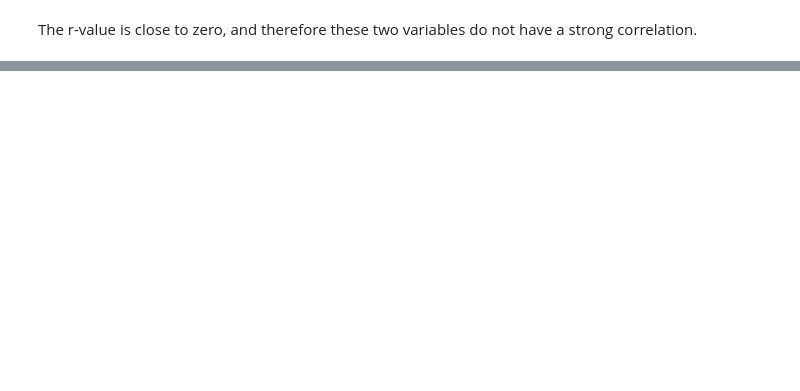
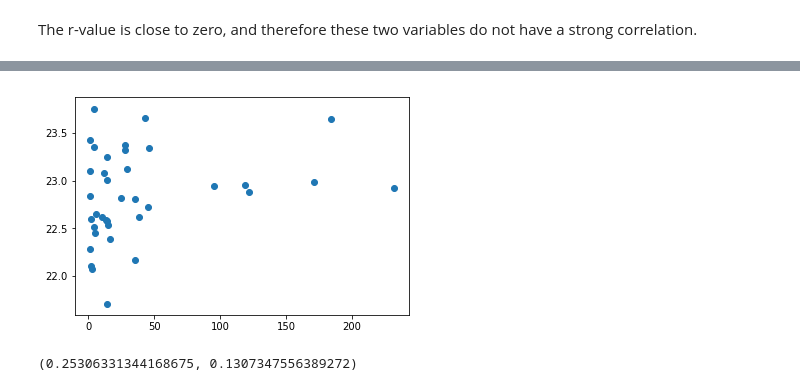
Before and after one commit to karahahn/Springboard_Capstone1, a Jupyter notebook: Exploratory Data Analysis (Statistical Inference).ipynb, the cells around one changed output, grey strips where cells are left out. Drawn from its saved outputs; the diff is of its cells as text; code cells hidden in the pictures; blank space fills up the shorter version.

```diff
--- a/Exploratory Data Analysis (Statistical Inference).ipynb
+++ b/Exploratory Data Analysis (Statistical Inference).ipynb
@@ -701,0 +741,15 @@ See the caveats in the documentation: http://pandas.pydata.org/pandas-docs/stabl
+# %%
+# correlation between disaster count and average yearly temperature; selected states
+join_state_corr = join_state[['AverageTemperature','Disaster Type', 'year', 'state']].dropna()
+join_state_corr1 = join_state_corr.groupby(['state','year']).agg({'Disaster Type':'count', 'AverageTemperature':'mean'}).reset_index()
+join_state_corr1 = join_state_corr1[join_state_corr1['state'] == 'FL']
+plt.scatter(join_state_corr1['Disaster Type'],join_state_corr1['AverageTemperature'])
+plt.show()
+# %% [output]
+[figure, added]
+# %%
+# pearson r, first output
+join_state_corr1['year'] = join_state_corr1.year.astype(float)
+stats.pearsonr(join_state_corr1['Disaster Type'], join_state_corr1['AverageTemperature'])
+# %% [output]
+(0.25306331344168675, 0.1307347556389272)
```
Also changed, not shown: parts of 10 cells of this notebook.
